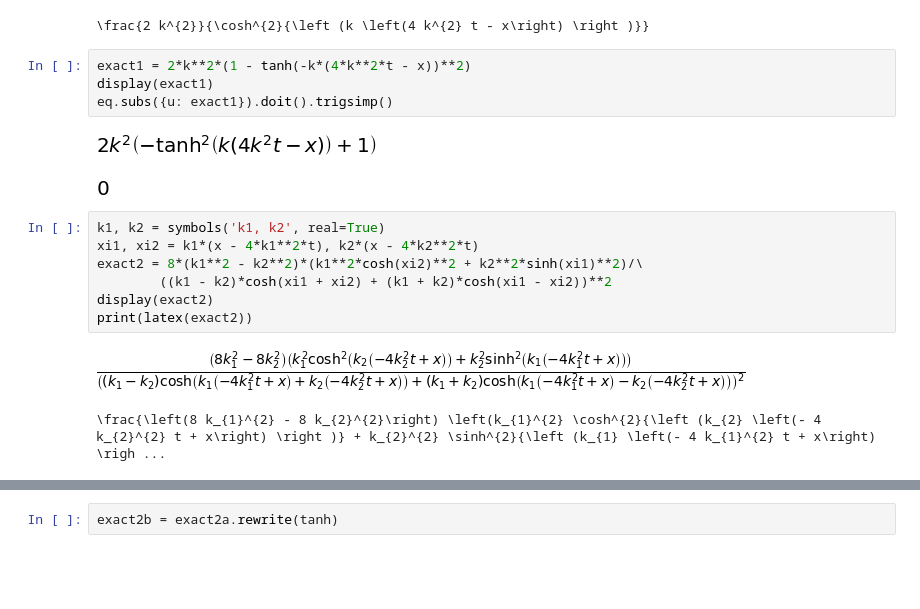
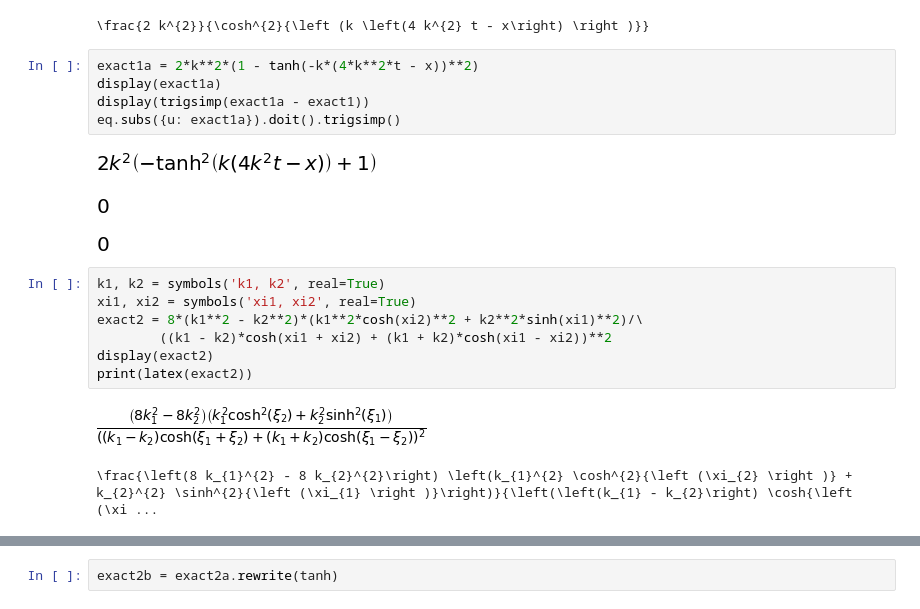
Before and after one commit to blinkovua/sharing-blinkov, a Jupyter notebook: KDV_FDA_Crank-Nicolson.ipynb, the cells around one changed output, grey strips where cells are left out. Drawn from its saved outputs; the diff is of its cells as text; blank space fills up the shorter version.

```diff
--- a/KDV_FDA_Crank-Nicolson.ipynb
+++ b/KDV_FDA_Crank-Nicolson.ipynb
@@ -34,19 +24,21 @@ print(latex(exact1))
 [figure]
 \frac{2 k^{2}}{\cosh^{2}{\left (k \left(4 k^{2} t - x\right) \right )}}
 # %%
-exact1 = 2*k**2*(1 - tanh(-k*(4*k**2*t - x))**2)
-display(exact1)
-eq.subs({u: exact1}).doit().trigsimp()
+exact1a = 2*k**2*(1 - tanh(-k*(4*k**2*t - x))**2)
+display(exact1a)
+display(trigsimp(exact1a - exact1))
+eq.subs({u: exact1a}).doit().trigsimp()
 # %% [output]
 [figure]
 [figure]
+[figure, added]
 # %%
 k1, k2 = symbols('k1, k2', real=True)
-xi1, xi2 = k1*(x - 4*k1**2*t), k2*(x - 4*k2**2*t)
+xi1, xi2 = symbols('xi1, xi2', real=True)
 exact2 = 8*(k1**2 - k2**2)*(k1**2*cosh(xi2)**2 + k2**2*sinh(xi1)**2)/\
         ((k1 - k2)*cosh(xi1 + xi2) + (k1 + k2)*cosh(xi1 - xi2))**2
 display(exact2)
 print(latex(exact2))
 # %% [output]
-[figure, old version]
+[figure, new version]
-\frac{\left(8 k_{1}^{2} - 8 k_{2}^{2}\right) \left(k_{1}^{2} \cosh^{2}{\left (k_{2} \left(- 4 k_{2}^{2} t + x\right) \right )} + k_{2}^{2} \sinh^{2}{\left (k_{1} \left(- 4 k_{1}^{2} t + x\right) \righ ...
+\frac{\left(8 k_{1}^{2} - 8 k_{2}^{2}\right) \left(k_{1}^{2} \cosh^{2}{\left (\xi_{2} \right )} + k_{2}^{2} \sinh^{2}{\left (\xi_{1} \right )}\right)}{\left(\left(k_{1} - k_{2}\right) \cosh{\left (\xi ...
```
Also changed, not shown: parts of 17 cells of this notebook.
